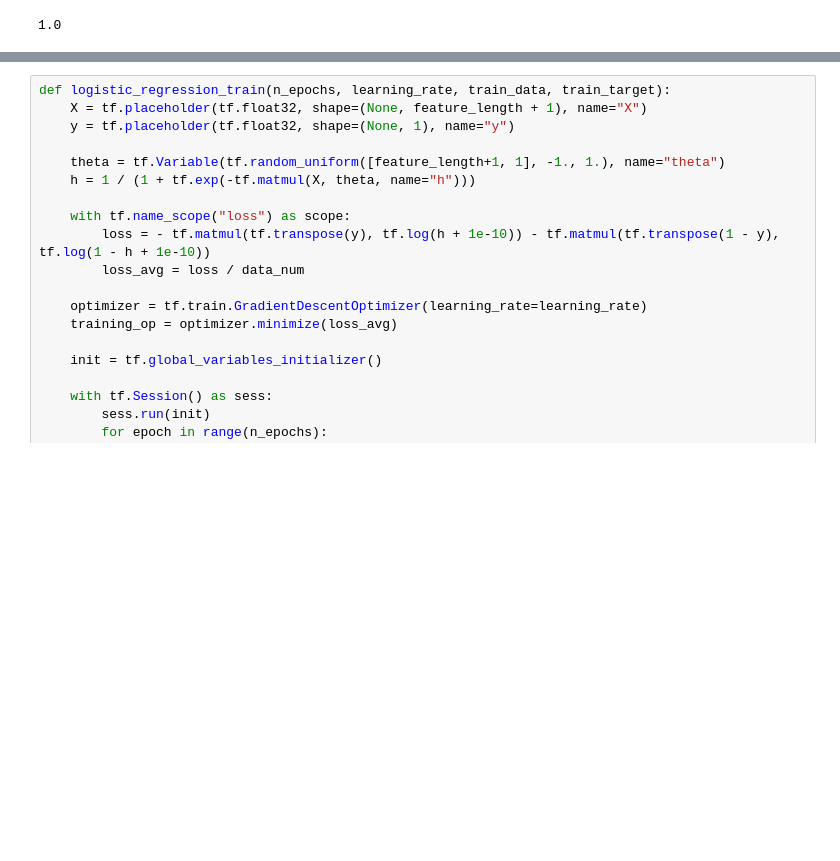
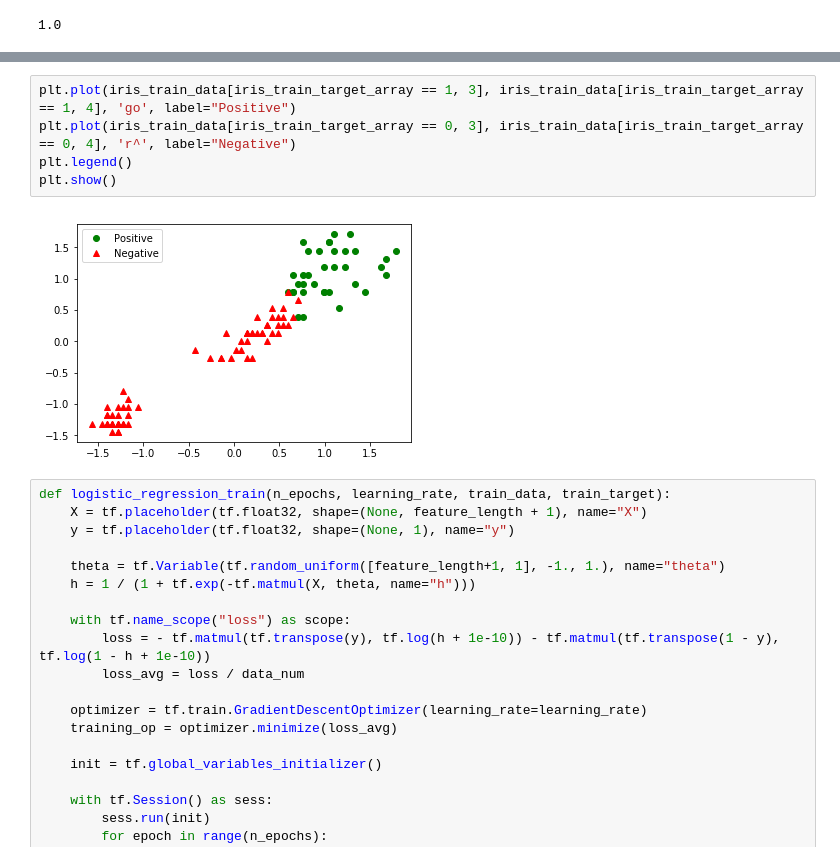
Before and after one commit to boyuanf/HandsOnML, a Jupyter notebook: Chapter_9_Up_and_Running_with_TensorFlow.ipynb, the cells around one changed output, grey strips where cells are left out. Drawn from its saved outputs; the diff is of its cells as text; blank space fills up the shorter version.

```diff
--- a/Chapter_9_Up_and_Running_with_TensorFlow.ipynb
+++ b/Chapter_9_Up_and_Running_with_TensorFlow.ipynb
@@ -660,3 +671,10 @@ recall_score(iris_test_target, result)
+# %%
+plt.plot(iris_train_data[iris_train_target_array == 1, 3], iris_train_data[iris_train_target_array == 1, 4], 'go', label="Positive")
+plt.plot(iris_train_data[iris_train_target_array == 0, 3], iris_train_data[iris_train_target_array == 0, 4], 'r^', label="Negative")
+plt.legend()
+plt.show()
+# %% [output]
+[figure, added]
 # %%
 def logistic_regression_train(n_epochs, learning_rate, train_data, train_target):
     X = tf.placeholder(tf.float32, shape=(None, feature_length + 1), name="X")
```
Also changed, not shown: parts of 57 cells of this notebook.
